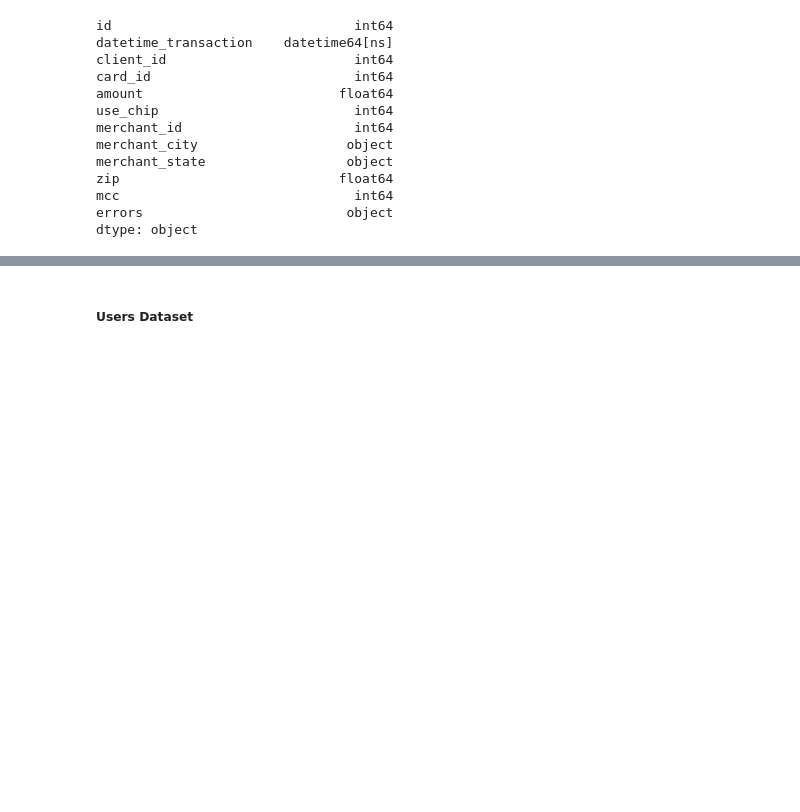
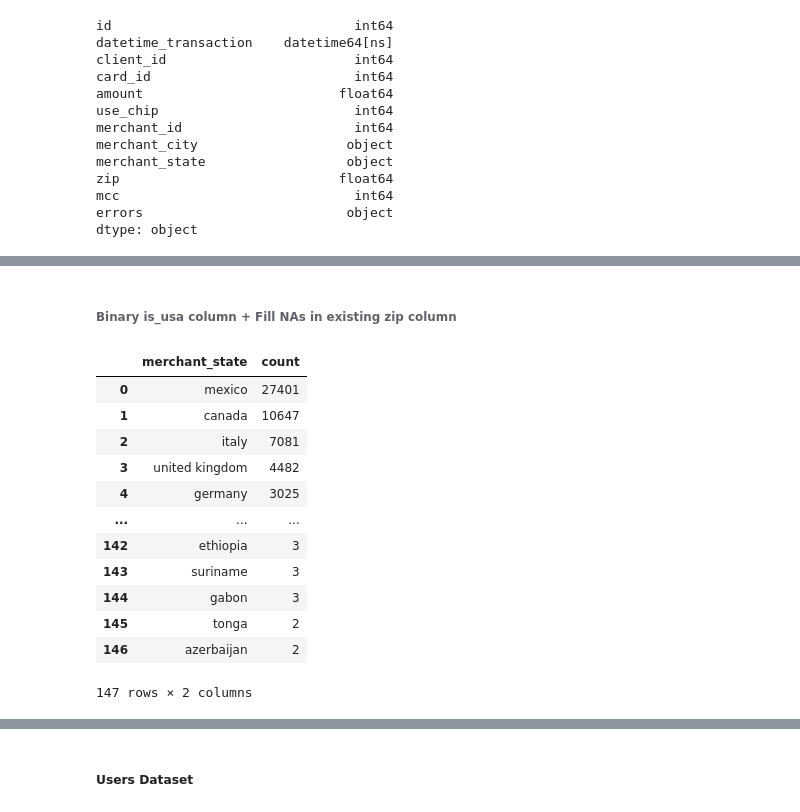
Before and after one commit to arraby-alt/fraud-transactions, a Jupyter notebook: eda.ipynb, the cells around one changed output, grey strips where cells are left out. Drawn from its saved outputs; the diff is of its cells as text; code cells hidden in the pictures; blank space fills up the shorter version.

```diff
--- a/eda.ipynb
+++ b/eda.ipynb
@@ -655,0 +647,2 @@ dtype: object
+# %%
+df_transactions["is_online"] = (df_transactions["merchant_city"] == "online").astype(int)
@@ -655,0 +654,4 @@ dtype: object
+# %%
+df_transactions.loc[df_transactions["merchant_city"] == "online", "zip"] = df_transactions.loc[df_transactions["merchant_city"] == "online", "zip"].fillna(0)
+# %%
+df_transactions["zip"] = df_transactions["zip"].astype(int)
@@ -655,0 +662,20 @@ dtype: object
+# %%
+df_transactions.loc[df_transactions["merchant_city"] == "online", "merchant_state"] = df_transactions.loc[df_transactions["merchant_city"] == "online", "merchant_state"].fillna("na")
+# %% [markdown]
+###### Binary is_usa column + Fill NAs in existing zip column
+# %%
+df_transactions.loc[df_transactions.zip.isna(), "merchant_state"].value_counts(dropna = False).reset_index(name="count")
+# %% [output]
+|  | merchant_state | count |
+| 0 | mexico | 27401 |
+| 1 | canada | 10647 |
+| 2 | italy | 7081 |
+| 3 | united kingdom | 4482 |
+| 4 | germany | 3025 |
+| ... | ... | ... |
+| 142 | ethiopia | 3 |
+| 143 | suriname | 3 |
+| 144 | gabon | 3 |
+| 145 | tonga | 2 |
+| 146 | azerbaijan | 2 |
+147 rows × 2 columns
```
Also changed, not shown: parts of 24 cells of this notebook.
